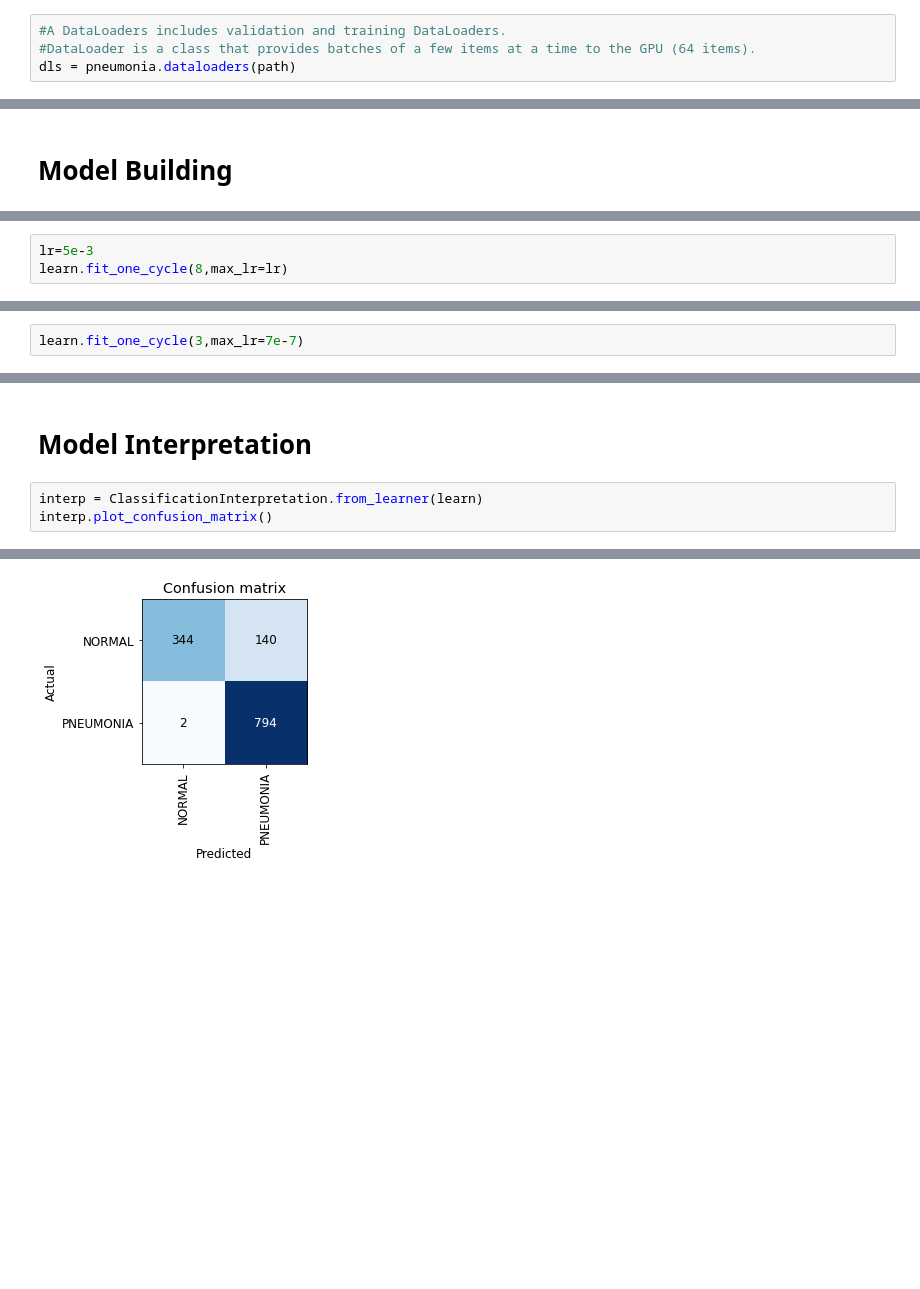
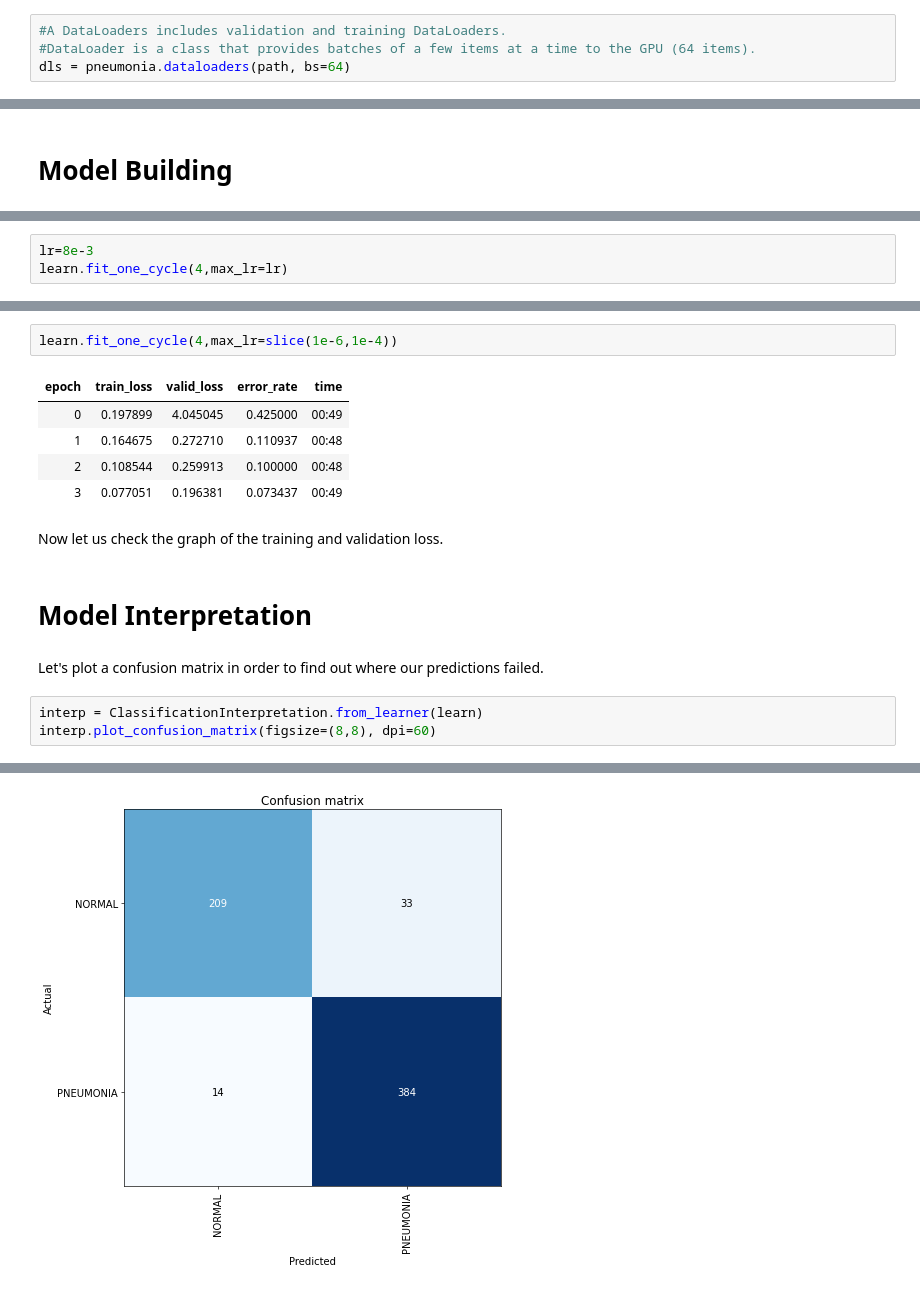
Before and after one commit to gaetanlop/Pneumonia-Detection, a Jupyter notebook: Pneumonia detection training.ipynb, the cells around one changed output, grey strips where cells are left out. Drawn from its saved outputs; the diff is of its cells as text; blank space fills up the shorter version.

```diff
--- a/Pneumonia detection training.ipynb
+++ b/Pneumonia detection training.ipynb
@@ -50,5 +47,5 @@ pneumonia=DataBlock(
 # %%
 #A DataLoaders includes validation and training DataLoaders.
 #DataLoader is a class that provides batches of a few items at a time to the GPU (64 items).
-dls = pneumonia.dataloaders(path)
+dls = pneumonia.dataloaders(path, bs=64)
 # %%
@@ -79,5 +84,5 @@ SuggestedLRs(lr_min=0.012022644281387329, lr_steep=0.0008317637839354575)
 # %%
-lr=5e-3
-learn.fit_one_cycle(8,max_lr=lr)
+lr=8e-3
+learn.fit_one_cycle(4,max_lr=lr)
 # %% [output]
 | epoch | train_loss | valid_loss | error_rate | time |
@@ -94,2 +96,0 @@ SuggestedLRs(lr_min=4.78630090583465e-07, lr_steep=7.585775847473997e-07)
-# %%
-learn.fit_one_cycle(3,max_lr=7e-7)
@@ -101,8 +103,20 @@ learn.fit_one_cycle(3,max_lr=7e-7)
+# %%
+learn.fit_one_cycle(4,max_lr=slice(1e-6,1e-4))
+# %% [output]
+| epoch | train_loss | valid_loss | error_rate | time |
+| 0 | 0.197899 | 4.045045 | 0.425000 | 00:49 |
+| 1 | 0.164675 | 0.272710 | 0.110937 | 00:48 |
+| 2 | 0.108544 | 0.259913 | 0.100000 | 00:48 |
+| 3 | 0.077051 | 0.196381 | 0.073437 | 00:49 |
+# %% [markdown]
+Now let us check the graph of the training and validation loss.
 # %% [markdown]
 # Model Interpretation
+# %% [markdown]
+Let's plot a confusion matrix in order to find out where our predictions failed.
 # %%
 interp = ClassificationInterpretation.from_learner(learn)
-interp.plot_confusion_matrix()
+interp.plot_confusion_matrix(figsize=(8,8), dpi=60)
 # %% [output]
 [interactive output not drawn]
-[figure, old version]
+[figure, new version]
```
Also changed, not shown: parts of 23 cells of this notebook, 2 other files.
